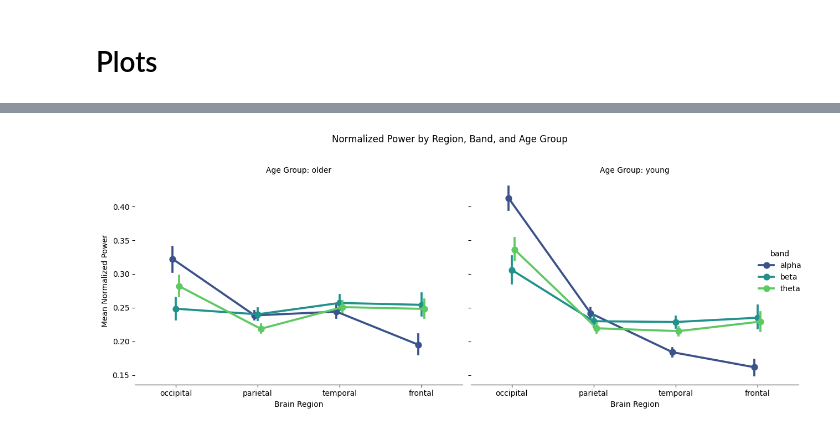
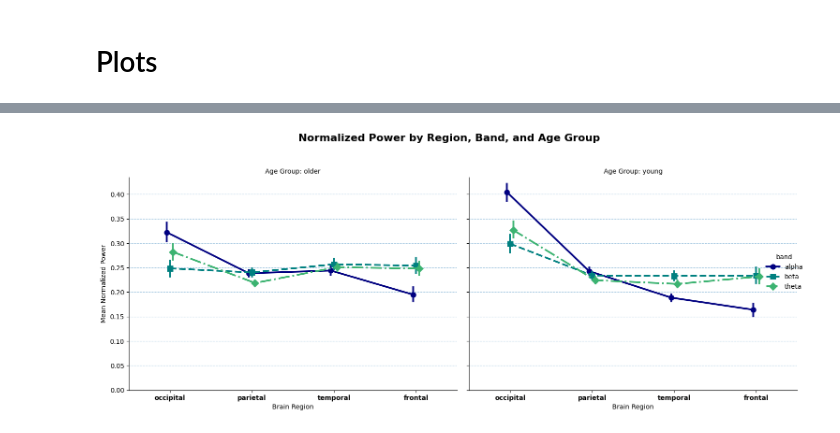
Before and after one commit to akovalp/CTOMIEEGPython, a Jupyter notebook: analysis.ipynb, the cells around one changed output, grey strips where cells are left out. Saved outputs shown, nothing was run; the diff lists cells and outputs as text; code cells hidden in the pictures.

Commit message:
Pretty plots

```diff
--- a/analysis.ipynb
+++ b/analysis.ipynb
@@ -144,26 +217,42 @@ plt.show()
 # %%
-
-# Create the point plot using the correct DataFrame
+# Enhanced point plot with improved styling
 g = sns.catplot(
-    data=new_df_normalized,  # <<< Use new_df_normalized here
+    data=new_df_normalized,
     x='region',
     y='normalized_power',
     hue='band',
     col='age_group',
     kind='point',
     dodge=True,
     errorbar=('ci', 95),
-    palette='viridis',
-    height=5,
-    aspect=1.2
+    palette=['navy', 'teal', 'mediumseagreen'],  # Distinct colors for better band differentiation
+    height=6,
+    aspect=1.2,
+    markers=['o', 's', 'D'],  # Different markers for each band
+    linestyles=['-', '--', '-.']  # Different line styles
 )
 
-# Improve readability
+# Improve axis labels with more descriptive text and formatting
 g.set_axis_labels("Brain Region", "Mean Normalized Power")
-g.set_titles("Age Group: {col_name}")
-g.despine(left=True)
-plt.suptitle('Normalized Power by Region, Band, and Age Group', y=1.02)
-plt.tight_layout()
+g.set_titles("Age Group: {col_name}", fontsize=14)
+
+# Format x-axis labels for better readability
+g.set_xticklabels(rotation=0, fontweight='bold')
+
+# Ensure y-axis starts from zero for fair visual comparison
+for ax in g.axes.flat:
+    ax.set_ylim(0, None)
+
+# Add grid lines for easier value reading
+g.map(plt.grid, linestyle=':', alpha=0.7, axis='y')
+
+
+
+# Improved overall title with better positioning
+plt.suptitle('Normalized Power by Region, Band, and Age Group', y=1.02, fontsize=16, fontweight='bold')
+
+# Tighter layout with more padding
+plt.tight_layout(pad=1.5)
 plt.show()
 # %% [output]
-[figure, old version]
+[figure, new version]
```
Also changed, not shown: parts of 5 cells of this notebook.
